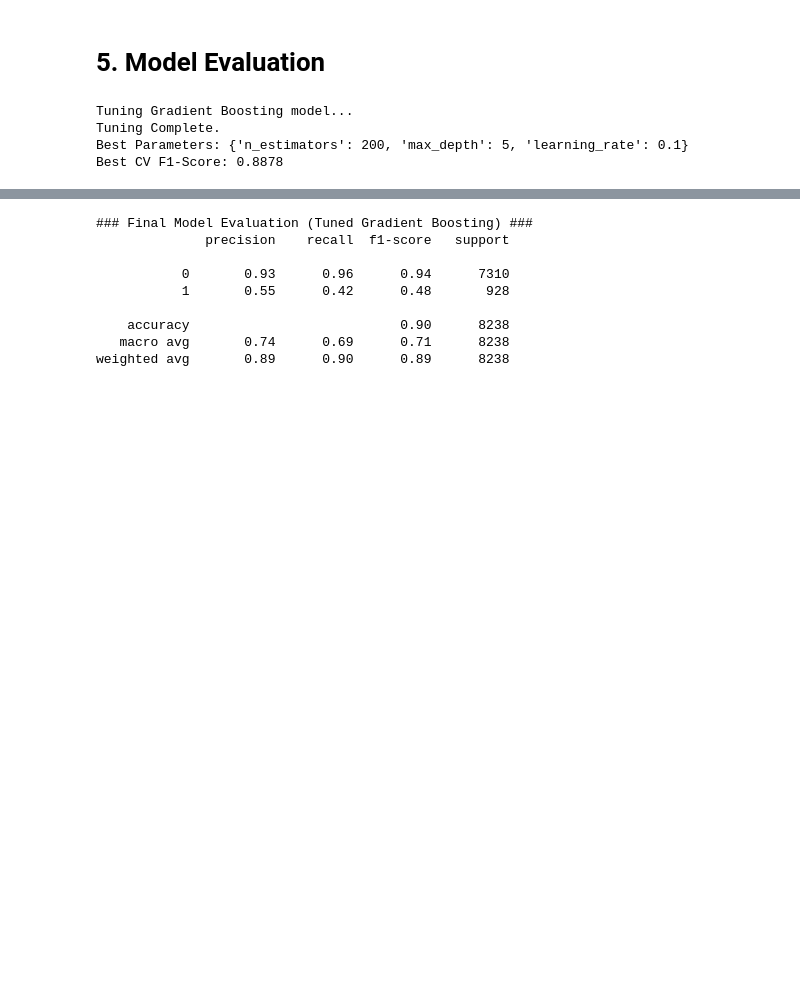
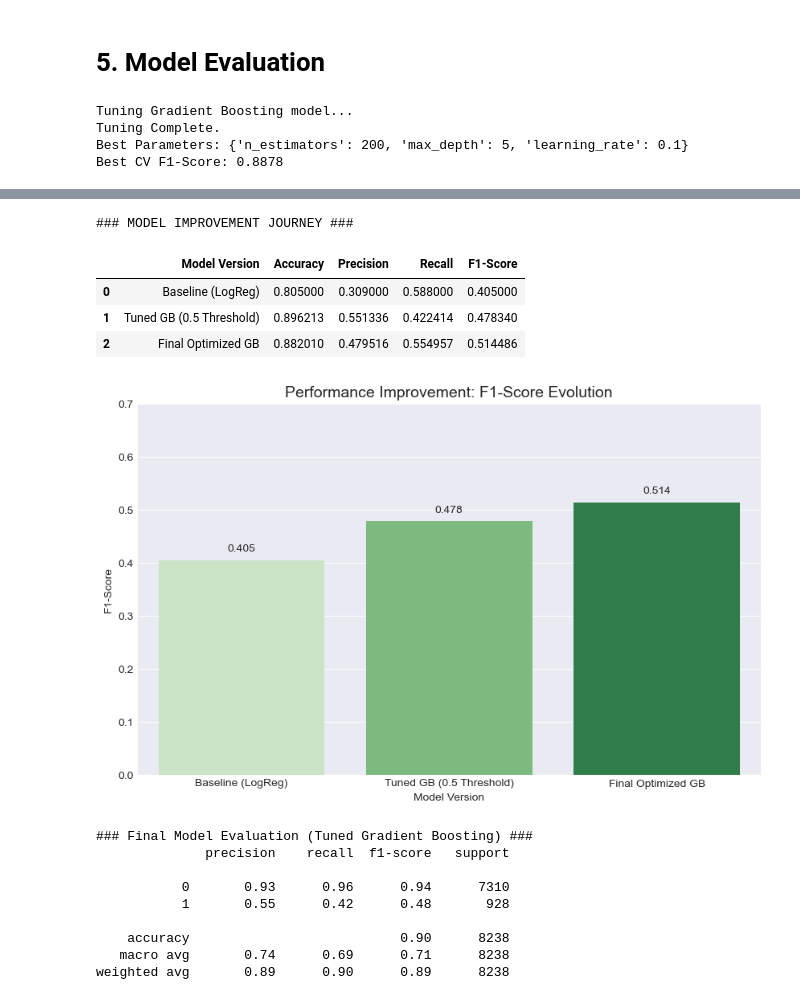
Before and after one commit to isabellakeh/machine-learning-bank, a Jupyter notebook: MLDP Program Codes Submission Template.ipynb, the cells around one changed output, grey strips where cells are left out. Drawn from its saved outputs; the diff is of its cells as text; code cells hidden in the pictures; blank space fills up the shorter version.

Commit message:
extra enhancements to model

```diff
--- a/MLDP Program Codes Submission Template.ipynb
+++ b/MLDP Program Codes Submission Template.ipynb
@@ -1119,3 +1119,23 @@ Tuning Gradient Boosting model...
 Tuning Complete.
 Best Parameters: {'n_estimators': 200, 'max_depth': 5, 'learning_rate': 0.1}
 Best CV F1-Score: 0.8878
+# %%
+# 5.2 Threshold Optimization
+# Standard models use a threshold of 0.5. We find the "Sweet Spot" to maximize F1-Score.
+from sklearn.metrics import precision_recall_curve
+
+# Get probabilities instead of simple Yes/No
+y_probs = best_model.predict_proba(X_test)[:, 1]
+
+# Calculate F1 for every possible threshold
+precisions, recalls, thresholds = precision_recall_curve(y_test, y_probs)
+f1_scores = 2 * (precisions * recalls) / (precisions + recalls)
+
+# Find the best threshold
+best_idx = np.argmax(f1_scores)
+best_threshold = thresholds[best_idx]
+best_f1_score = f1_scores[best_idx]
+
+print(f"Threshold Optimization Complete.")
+print(f"Standard Threshold (0.50) F1-Score: {f1_score(y_test, best_model.predict(X_test)):.4f}")
+print(f"Optimized Threshold ({best_threshold:.2f}) F1-Score: {best_f1_score:.4f}")
@@ -1122,3 +1146,62 @@ Best CV F1-Score: 0.8878
+# %%
+# Comparative Evaluation: Demonstrating Improvement
+# compare the Baseline (Logicstic Regression), Tuned GB, and Optimized GB.
+
+# Generate predictions for the final Optimized Model
+y_pred_optimized = (y_probs >= best_threshold).astype(int)
+
+# Comparison Table
+improvement_data = {
+    'Model Version': ['Baseline (LogReg)', 'Tuned GB (0.5 Threshold)', 'Final Optimized GB'],
+    'Accuracy': [
+        0.805,
+        accuracy_score(y_test, best_model.predict(X_test)),
+        accuracy_score(y_test, y_pred_optimized)
+    ],
+    'Precision': [
+        0.309,
+        precision_score(y_test, best_model.predict(X_test)),
+        precision_score(y_test, y_pred_optimized)
+    ],
+    'Recall': [
+        0.588,
+        recall_score(y_test, best_model.predict(X_test)),
+        recall_score(y_test, y_pred_optimized)
+    ],
+    'F1-Score': [
+        0.405,
+        f1_score(y_test, best_model.predict(X_test)),
+        f1_score(y_test, y_pred_optimized)
+    ]
+}
+
+df_improvement = pd.DataFrame(improvement_data)
+
+# Display the table
+print("\n### MODEL IMPROVEMENT JOURNEY ###")
+display(df_improvement)
+
+# Visualise the F1-Score Jump
+import matplotlib.pyplot as plt
+import seaborn as sns
+
+plt.figure(figsize=(10, 6))
+ax = sns.barplot(x='Model Version', y='F1-Score', data=df_improvement, palette='Greens')
+plt.title('Performance Improvement: F1-Score Evolution', fontsize=14)
+plt.ylim(0, 0.7)
+
+# Add numbers on top of bars
+for p in ax.patches:
+    ax.annotate(f'{p.get_height():.3f}', (p.get_x() + p.get_width() / 2., p.get_height()),
+                ha='center', va='center', xytext=(0, 10), textcoords='offset points')
+plt.show()
+# %% [output]
+### MODEL IMPROVEMENT JOURNEY ###
+|  | Model Version | Accuracy | Precision | Recall | F1-Score |
+| 0 | Baseline (LogReg) | 0.805000 | 0.309000 | 0.588000 | 0.405000 |
+| 1 | Tuned GB (0.5 Threshold) | 0.896213 | 0.551336 | 0.422414 | 0.478340 |
+| 2 | Final Optimized GB | 0.882010 | 0.479516 | 0.554957 | 0.514486 |
+[figure, added]
 # %%
 # Detailed Classification Report
 from sklearn.metrics import confusion_matrix, roc_curve, auc, classification_report
```
Also changed, not shown: parts of 2 cells of this notebook.
